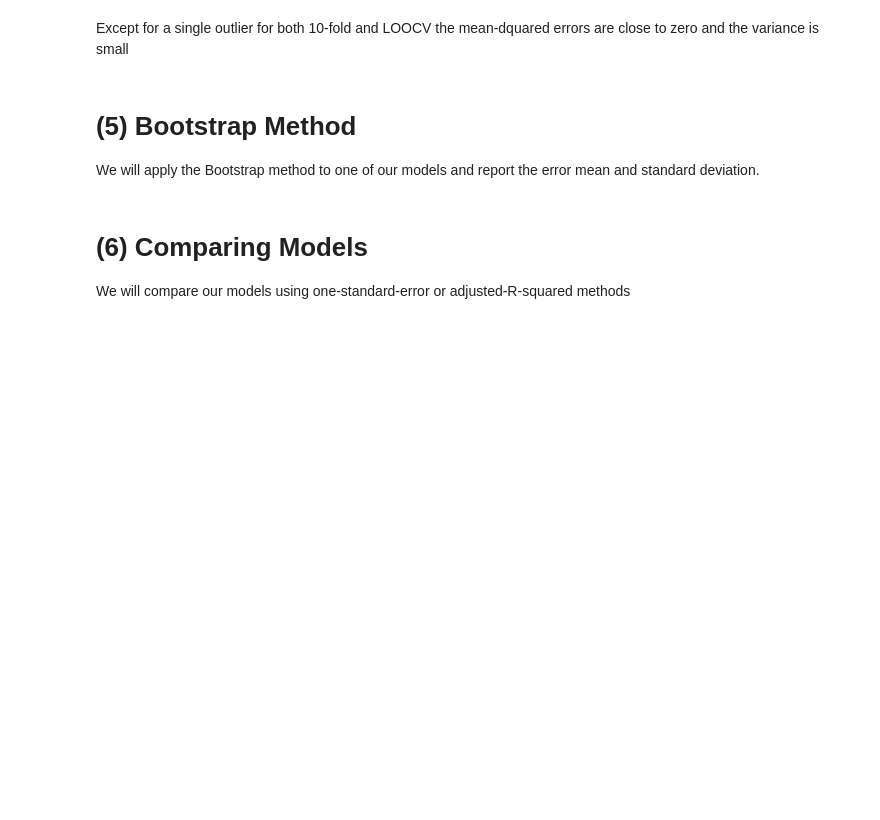
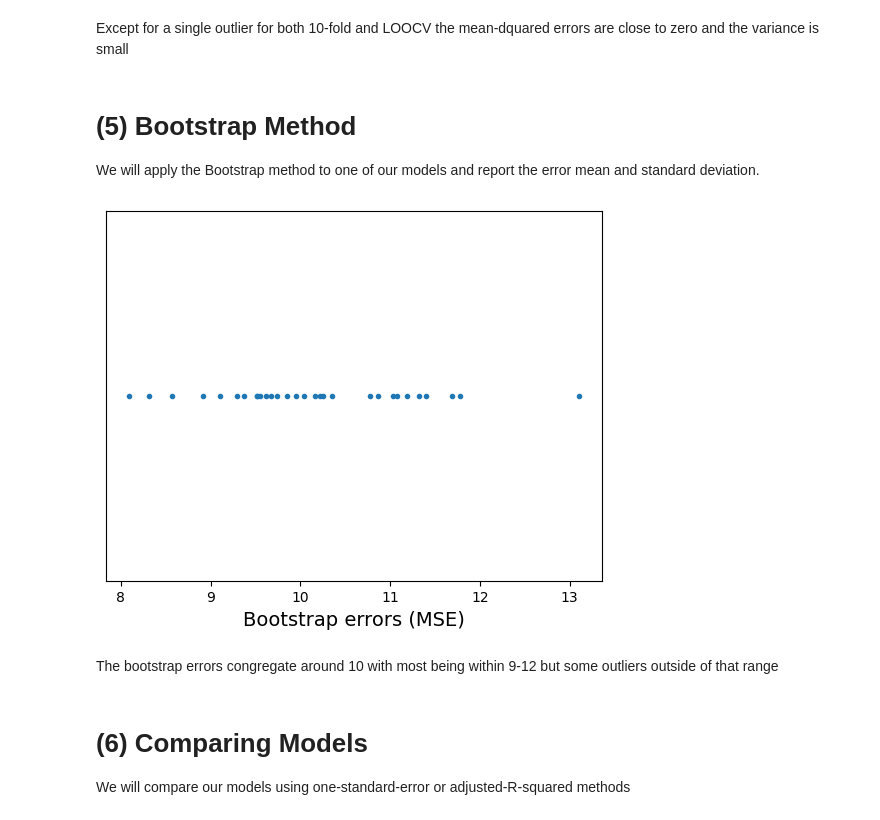
Before and after one commit to baschoff/Data-Science-Project, a Jupyter notebook: Evaluate.ipynb, the cells around one changed output. Saved outputs shown, nothing was run; the diff lists cells and outputs as text; code cells hidden in the pictures; blank space fills up the shorter version.

```diff
--- a/Evaluate.ipynb
+++ b/Evaluate.ipynb
@@ -707,6 +709,42 @@ Except for a single outlier for both 10-fold and LOOCV the mean-dquared errors a
 # %% [markdown]
 # (5) Bootstrap Method
 We will apply the Bootstrap method to one of our models and report the error mean and standard deviation.
+# %%
+bootstrapErrors = []
+for i in range(0, 30):
+    # Create the bootstrap sample and the out-of-bag sample
+    boot = resample(PPI_AllMerg, replace=True, n_samples=51)
+    oob = PPI_AllMerg[~PPI_AllMerg.index.isin(boot.index)]
+
+    # Fit a linear model to the bootstrap sample
+    XBoot = boot[['Glass$']].values.reshape(-1, 1)
+    yBoot = boot[['InflationIndex']].values.reshape(-1, 1)
+    linModel = LinearRegression()
+    linModel.fit(XBoot, yBoot)
+
+    # Predict y values for the out-of-bag sample
+    XOob = oob[['Glass$']].values.reshape(-1, 1)
+    YOob = oob[['InflationIndex']].values.reshape(-1, 1)
+    YOobPredicted = linModel.predict(XOob)
+
+    # Calculate the error
+    bootError = mean_squared_error(YOob, YOobPredicted)
+    bootstrapErrors.append(bootError)
+
+# Calculate the mean of the errors
+np.mean(bootstrapErrors)
+
+# Calculate the standard deviation of the errors
+np.std(bootstrapErrors)
+
+# Plot the errors
+plt.plot(bootstrapErrors, np.zeros_like(bootstrapErrors), '.')
+plt.xlabel('Bootstrap errors (MSE)', fontsize=14)
+plt.gca().axes.yaxis.set_ticks([]);
+# %% [output]
+[figure, added]
+# %% [markdown]
+The bootstrap errors congregate around 10 with most being within 9-12 but some outliers outside of that range
 # %% [markdown]
 # (6) Comparing Models
 We will compare our models using one-standard-error or adjusted-R-squared methods
```
Also changed, not shown: parts of 6 cells of this notebook.
